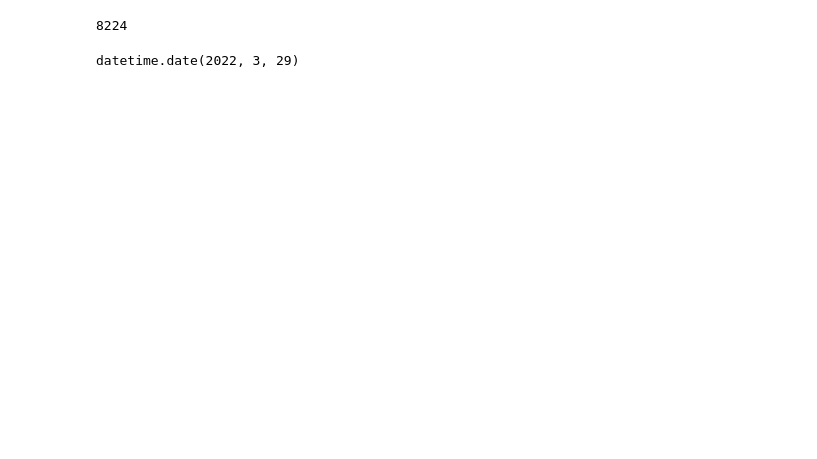
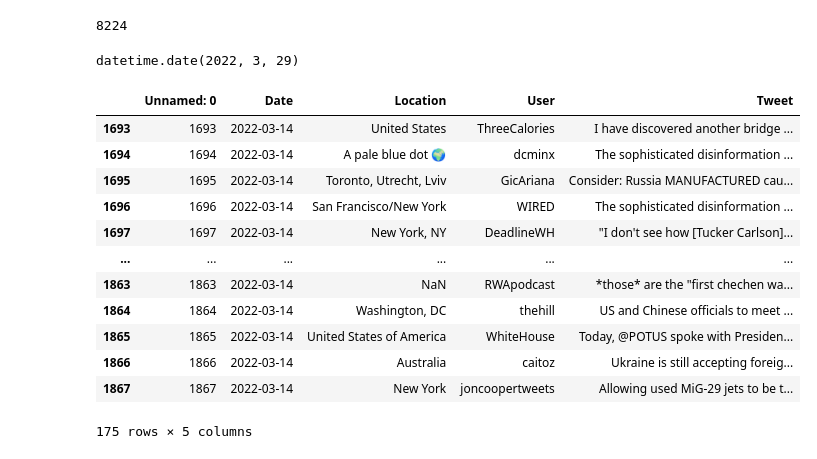
Before and after one commit to dspsharathchandra/Twitter-Data-Sentiment-Analytics, a Jupyter notebook: Project.ipynb, the cells around one changed output. Cells and saved outputs as stored; diff of their text form; code cells hidden in the pictures; blank space fills up the shorter version.

```diff
--- a/Project.ipynb
+++ b/Project.ipynb
@@ -31,3 +29,22 @@ len(df)
 df['Date'][0].date()
 # %% [output]
 datetime.date(2022, 3, 29)
+# %%
+filtered_df = df.loc[(df['Date'] >= '2022-03-14')
+                     & (df['Date'] < '2022-03-15')]
+# %%
+filtered_df
+# %% [output]
+|  | Unnamed: 0 | Date | Location | User | Tweet |
+| 1693 | 1693 | 2022-03-14 | United States | ThreeCalories | I have discovered another bridge ... |
+| 1694 | 1694 | 2022-03-14 | A pale blue dot 🌍 | dcminx | The sophisticated disinformation ... |
+| 1695 | 1695 | 2022-03-14 | Toronto, Utrecht, Lviv | GicAriana | Consider: Russia MANUFACTURED cau... |
+| 1696 | 1696 | 2022-03-14 | San Francisco/New York | WIRED | The sophisticated disinformation ... |
+| 1697 | 1697 | 2022-03-14 | New York, NY | DeadlineWH | "I don't see how [Tucker Carlson]... |
+| ... | ... | ... | ... | ... | ... |
+| 1863 | 1863 | 2022-03-14 | NaN | RWApodcast | *those* are the "first chechen wa... |
+| 1864 | 1864 | 2022-03-14 | Washington, DC | thehill | US and Chinese officials to meet ... |
+| 1865 | 1865 | 2022-03-14 | United States of America | WhiteHouse | Today, @POTUS spoke with Presiden... |
+| 1866 | 1866 | 2022-03-14 | Australia | caitoz | Ukraine is still accepting foreig... |
+| 1867 | 1867 | 2022-03-14 | New York | joncoopertweets | Allowing used MiG-29 jets to be t... |
+175 rows × 5 columns
```
Also changed, not shown: parts of 4 cells of this notebook, 3 other files.
